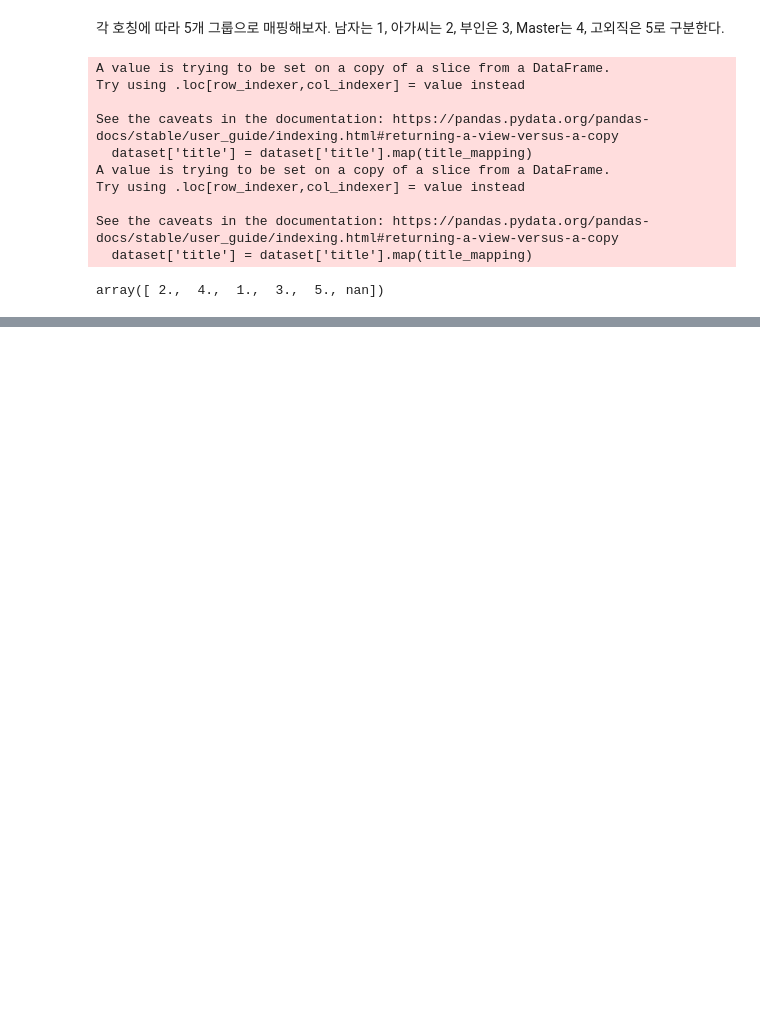
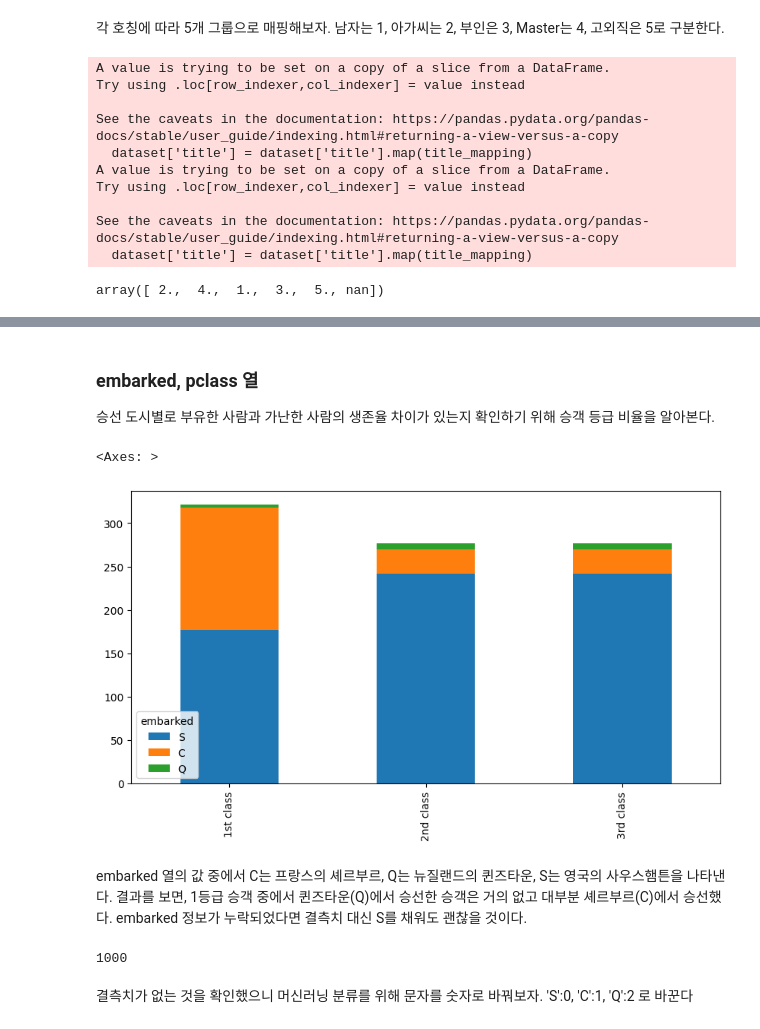
Before and after one commit to khangte/lgup6, a Jupyter notebook: lab02/chapter7/titanic5_1.ipynb, the cells around one changed output, grey strips where cells are left out. Saved outputs shown, nothing was run; the diff lists cells and outputs as text; code cells hidden in the pictures; blank space fills up the shorter version.

```diff
--- a/lab02/chapter7/titanic5_1.ipynb
+++ b/lab02/chapter7/titanic5_1.ipynb
@@ -113,0 +174,4 @@ array([ 2.,  4.,  1.,  3.,  5., nan])
+# %%
+train_df = train_df.drop(['name'], axis = 1)
+test_df = test_df.drop(['name'], axis = 1)
+test_df
@@ -113,0 +195,19 @@ array([ 2.,  4.,  1.,  3.,  5., nan])
+# %%
+"""
+이 코드는 test_df의 결측값을 train_df의 title별 나이 중앙값으로 채우려는 의도인데요,
+train_df.groupby('title')['age'].transform('median')의 결과는 train_df와 같은 인덱스를 가진 Series예요.
+즉, test_df['age']에 들어갈 수 있는 형태가 아니고, 인덱스 mismatch 때문에 NaN으로 채워져요.
+"""
+
+# title별 중앙값 딕셔너리 만들기
+title_age_median = train_df.groupby('title')['age'].median()
+
+# train_df의 age 결측치를 title 기반으로 채우기
+train_df['age'] = train_df['age'].fillna(train_df['title'].map(title_age_median))
+
+# title별 중앙값 딕셔너리 만들기
+title_age_median = test_df.groupby('title')['age'].median()
+
+# test_df의 age 결측치를 title 기반으로 채우기
+test_df['age'] = test_df['age'].fillna(test_df['title'].map(title_age_median))
+test_df['age']
@@ -113,0 +300,24 @@ array([ 2.,  4.,  1.,  3.,  5., nan])
+# %% [markdown]
+### embarked, pclass 열
+승선 도시별로 부유한 사람과 가난한 사람의 생존율 차이가 있는지 확인하기 위해 승객 등급 비율을 알아본다.
+# %%
+pclass1 = train_df[train_df['pclass'] == 1]['embarked'].value_counts()
+pclass2 = train_df[train_df['pclass'] == 2]['embarked'].value_counts()
+pclass3 = train_df[train_df['pclass'] == 3]['embarked'].value_counts()
+
+df = pd.DataFrame([pclass1, pclass2, pclass2])
+df.index = ['1st class', '2nd class', '3rd class']
+df.plot(kind = 'bar', stacked = True, figsize = (10, 5))
+# %% [output]
+<Axes: >
+[figure, added]
+# %% [markdown]
+embarked 열의 값 중에서 C는 프랑스의 셰르부르, Q는 뉴질랜드의 퀸즈타운, S는 영국의 사우스햄튼을 나타낸다. 결과를 보면, 1등급 승객 중에서 퀸즈타운(Q)에서 승선한 승객은 거의 없고 대부분 셰르부르(C)에서 승선했다. embarked 정보가 누락되었다면 결측치 대신 S를 채워도 괜찮을 것이다.
+# %%
+for dataset in data:
+    dataset['embarked'] = dataset['embarked'].fillna('S')
+len(train_df['embarked'].isnull())
+# %% [output]
+1000
+# %% [markdown]
+결측치가 없는 것을 확인했으니 머신러닝 분류를 위해 문자를 숫자로 바꿔보자. 'S':0, 'C':1, 'Q':2 로 바꾼다
```
Also changed, not shown: parts of 39 cells of this notebook, 1 other file.
